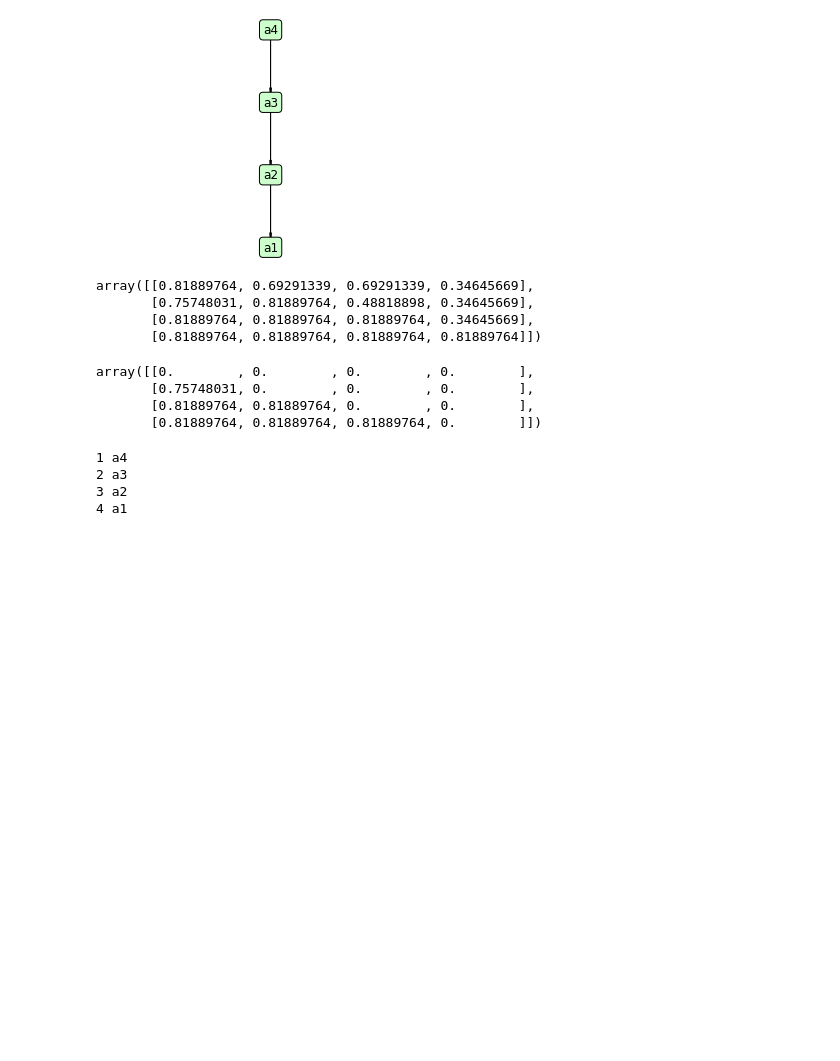
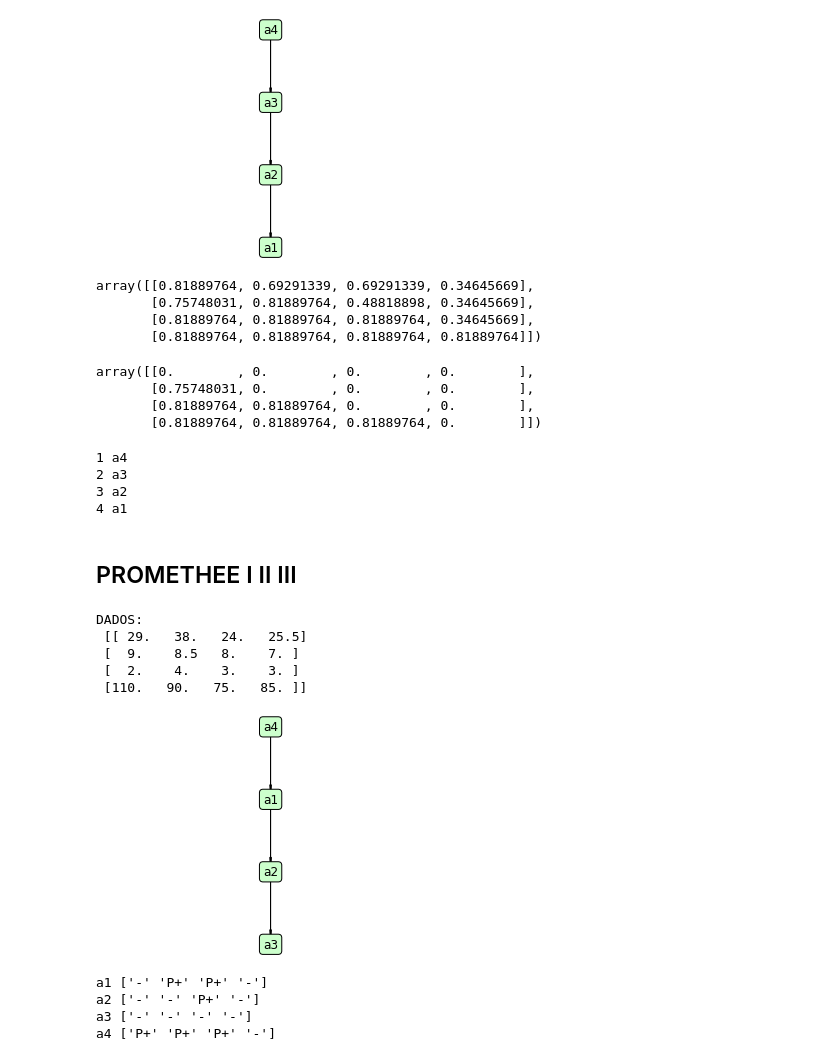
Before and after one commit to jvataidee/PesquisaOperacional, a Jupyter notebook: metodos_sobreclassificacao.ipynb, the cells around one changed output. Cells and saved outputs as stored; diff of their text form; code cells hidden in the pictures; blank space fills up the shorter version.

```diff
--- a/metodos_sobreclassificacao.ipynb
+++ b/metodos_sobreclassificacao.ipynb
@@ -268,3 +268,5 @@ for i in range(0, len(rank_D)):
 2 a3
 3 a2
 4 a1
+# %% [markdown]
+## PROMETHEE I II III
@@ -270,0 +275,31 @@ for i in range(0, len(rank_D)):
+# %%
+ds = pd.read_excel("/content/dados2.xlsx")
+ds_list = np.array(ds.iloc[:,2:])
+print(f"DADOS: \n {ds_list} \n")
+# %% [output]
+DADOS:
+ [[ 29.   38.   24.   25.5]
+ [  9.    8.5   8.    7. ]
+ [  2.    4.    3.    3. ]
+ [110.   90.   75.   85. ]]
+# %%
+''' 't1' = Usual; 't2' = U-Shape; 't3' = V-Shape;
+'t4' = Level; 't5' = V-Shape with Indifference;
+ 't6' = Gaussian; 't7' = C-Form'''
+Q = [ 0.2,  0.2,  0.2,  0.2]
+S = [ 0.3,  0.3,  0.3,  0.3]
+P = [ 0.5,  0.5,  0.5,  0.5]
+W = [5.00, 2.14, 5.98, 4.48]
+F = ['t1', 't1', 't1', 't1']
+# %%
+p1 = promethee_i(ds_list, W = W, Q = Q, S = S, P = P, F = F, graph = True)
+
+# Rank - Partial
+for i in range(0, p1.shape[0]):
+  print('a'+str(i+1), p1[i])
+# %% [output]
+[figure, added]
+a1 ['-' 'P+' 'P+' '-']
+a2 ['-' '-' 'P+' '-']
+a3 ['-' '-' '-' '-']
+a4 ['P+' 'P+' 'P+' '-']
```
Also changed, not shown: parts of 3 cells of this notebook.
